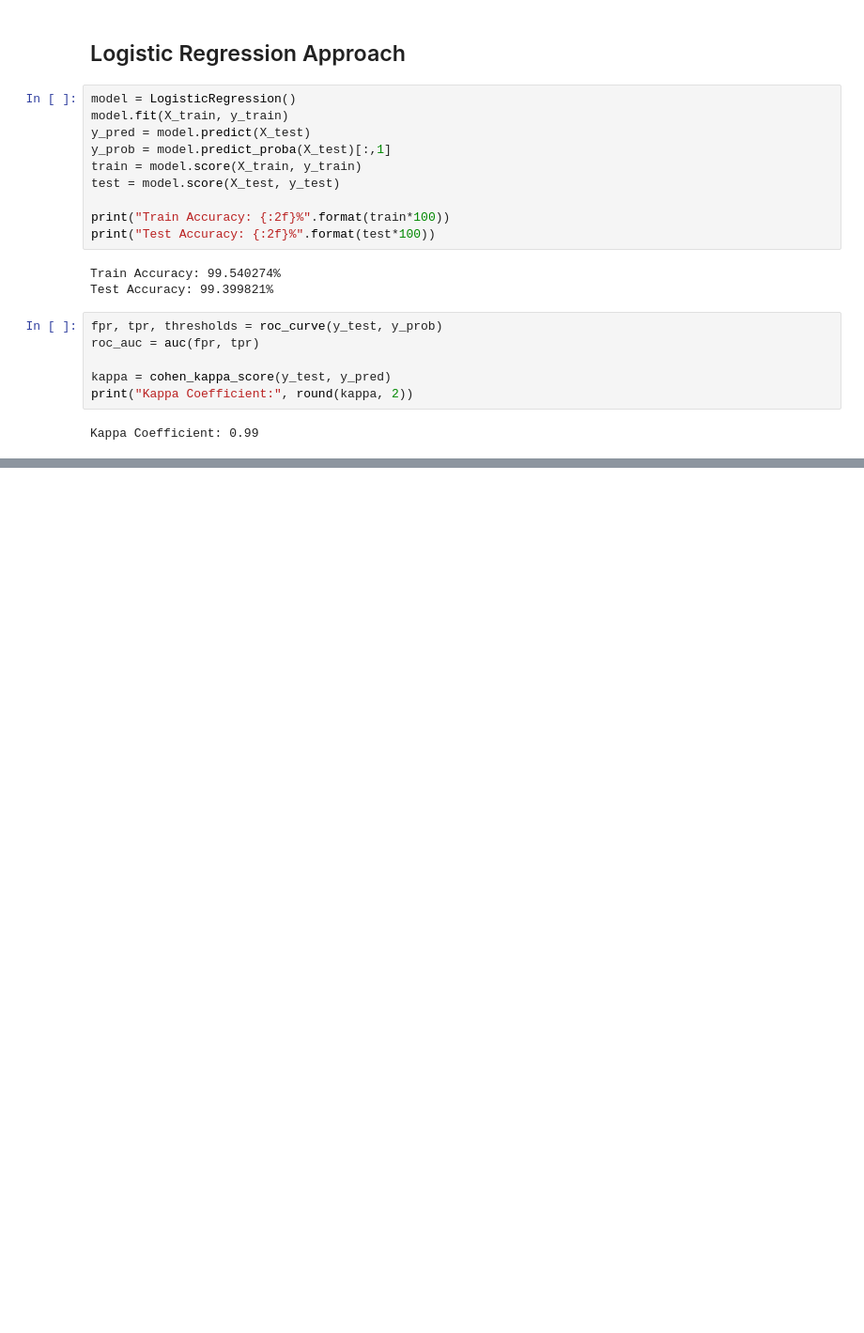
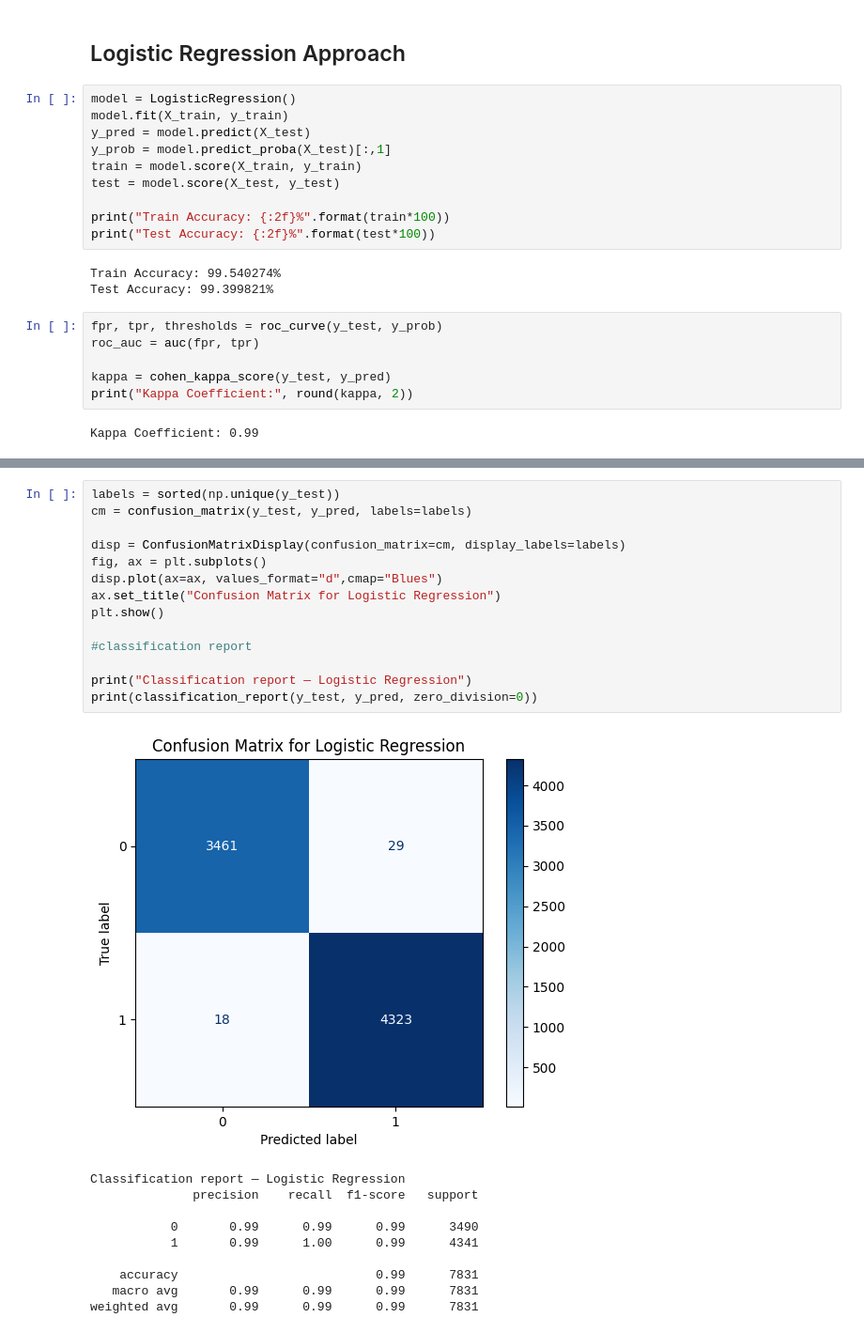
Before and after one commit to devKomori/machine-learning-fraud-analysis, a Jupyter notebook: final_project.ipynb, the cells around one changed output, grey strips where cells are left out. Shown at 94% size. Saved outputs shown, nothing was run; the diff lists cells and outputs as text; blank space fills up the shorter version.

```diff
--- a/final_project.ipynb
+++ b/final_project.ipynb
@@ -241,3 +291,28 @@ Kappa Coefficient: 0.99
+# %%
+labels = sorted(np.unique(y_test))
+cm = confusion_matrix(y_test, y_pred, labels=labels)
+
+disp = ConfusionMatrixDisplay(confusion_matrix=cm, display_labels=labels)
+fig, ax = plt.subplots()
+disp.plot(ax=ax, values_format="d",cmap="Blues")
+ax.set_title("Confusion Matrix for Logistic Regression")
+plt.show()
+
+#classification report
+
+print("Classification report — Logistic Regression")
+print(classification_report(y_test, y_pred, zero_division=0))
+# %% [output]
+[figure, added]
+Classification report — Logistic Regression
+              precision    recall  f1-score   support
+
+           0       0.99      0.99      0.99      3490
+           1       0.99      1.00      0.99      4341
+
+    accuracy                           0.99      7831
+   macro avg       0.99      0.99      0.99      7831
+weighted avg       0.99      0.99      0.99      7831
 # %%
 plt.figure()
 plt.plot(fpr, tpr, label='ROC curve (area = {:.2f})'.format(roc_auc))
```
Also changed, not shown: parts of 7 cells of this notebook.
